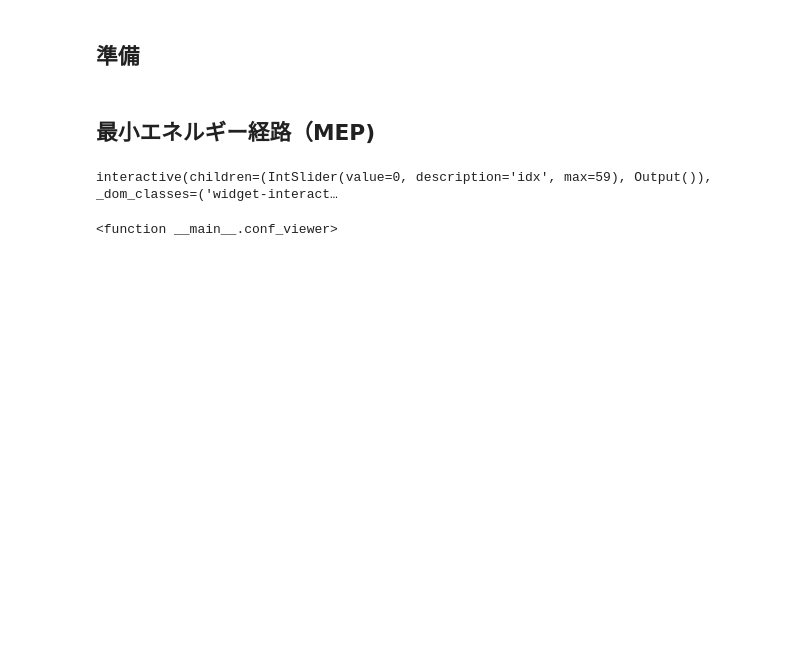
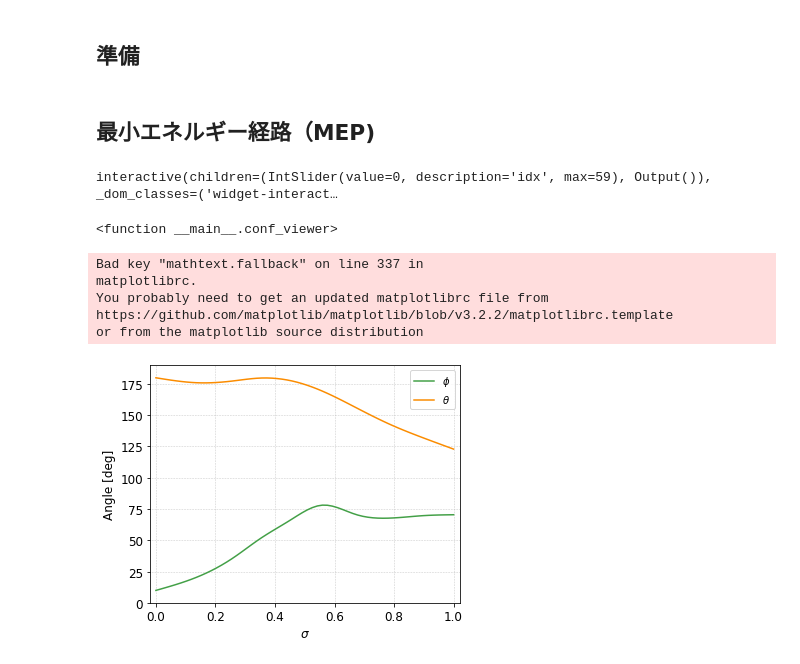
Before and after one commit to yamnor/TPE-AIE, a Jupyter notebook: README.ipynb, the cells around one changed output. Saved outputs shown, nothing was run; the diff lists cells and outputs as text; code cells hidden in the pictures; blank space fills up the shorter version.

```diff
--- a/README.ipynb
+++ b/README.ipynb
@@ -23,0 +28,5 @@ import ipywidgets
+# %%
+mep_ene = np.array([[float(xx) for xx in x.split()] for x in open("mep.ene", "r").readlines()]).T
+mep_var = np.array([[float(xx) for xx in x.split()] for x in open("mep.var", "r").readlines()[1:]]).T
+thf_dat = np.array([[float(xx) / 627.5095 * 27.2114 / 4.184 for xx in x.split()] for x in open("thf.dat", "r").readlines()]).T[1:]
+agg_dat = np.array([[float(xx) / 627.5095 * 27.2114 / 4.184 for xx in x.split()] for x in open("agg.dat", "r").readlines()]).T[1:]
@@ -35,9 +43,6 @@ agg_pdb = open("agg.pdb", "r").read()
 # %%
 def conf_viewer(idx):
   return molview("".join(mep_xyz[idx])).show()
-# %%
-mep_ene = np.array([[float(xx) for xx in x.split()] for x in open("mep.ene", "r").readlines()]).T
-mep_var = np.array([[float(xx) / math.pi * 180 for xx in x.split()] for x in open("mep.ene", "r").readlines()[1:]]).T
 # %%
 def rcparams(plt, figsize, subplot):
   plt.rcParams["figure.figsize"]        = figsize
@@ -48,3 +53,13 @@ def rcparams(plt, figsize, subplot):
   plt.rcParams["figure.subplot.wspace"] = subplot['wspace'] / figsize[0]
   plt.rcParams["figure.subplot.hspace"] = subplot['hspace'] / figsize[1]
   plt.rcParams["axes.grid"]             = subplot['grid']
+# %%
+subplot = {
+  'left':   0.60,
+  'right':  0.10,
+  'bottom': 0.45,
+  'top':    0.25,
+  'wspace': 1.50,
+  'hspace': 2.00,
+  'grid': True,
+}
@@ -50,0 +79,14 @@ def rcparams(plt, figsize, subplot):
+# %%
+def plot_var():
+  figsize = [5.0, 4.0]
+  with plt.style.context('matplotlibrc'):
+    rcparams(plt, figsize, subplot)
+    fig, ax = plt.subplots(1,1)
+  x = np.array(range(len(mep_var[0]))) / (len(mep_var[0]) - 1)
+  ax.plot(x, mep_var[0], label=r'$\phi$', color='#43A047')
+  ax.plot(x, mep_var[1], label=r'$\theta$', color='#FB8C00')
+  ax.set_xlabel(r'$\sigma$')
+  ax.set_ylabel('Angle [deg]')
+  ax.set_ylim(0, 190)
+  ax.legend()
+  plt.show()
@@ -55,3 +116,12 @@ interact(conf_viewer, idx=ipywidgets.IntSlider(min=0,max=59, step=1))
 # %% [output]
 interactive(children=(IntSlider(value=0, description='idx', max=59), Output()), _dom_classes=('widget-interact…
 <function __main__.conf_viewer>
+# %%
+plot_var()
+# %% [output]
+Bad key "mathtext.fallback" on line 337 in
+matplotlibrc.
+You probably need to get an updated matplotlibrc file from
+https://github.com/matplotlib/matplotlib/blob/v3.2.2/matplotlibrc.template
+or from the matplotlib source distribution
+[figure, added]
```
Also changed, not shown: parts of 11 cells of this notebook.
